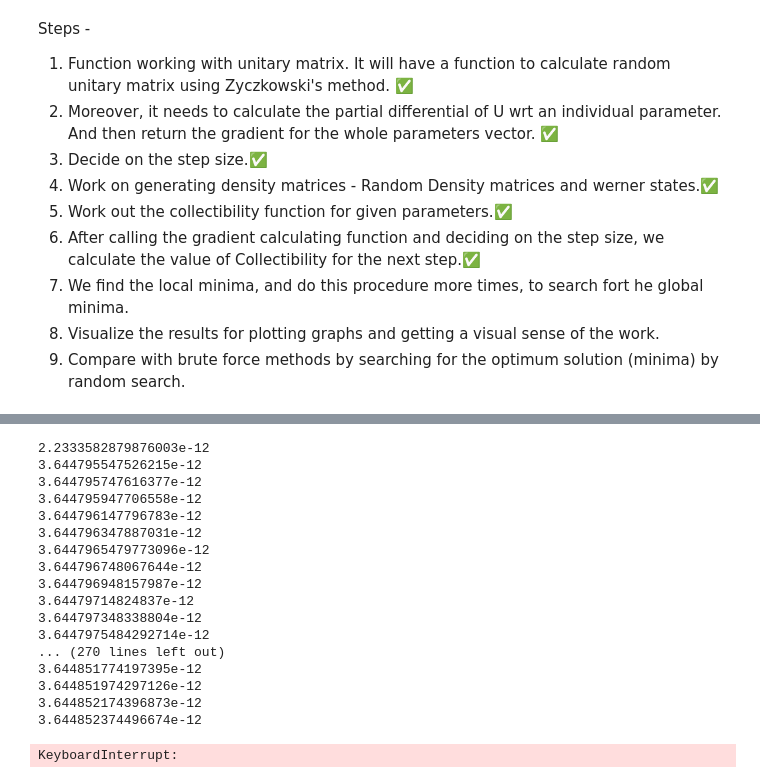
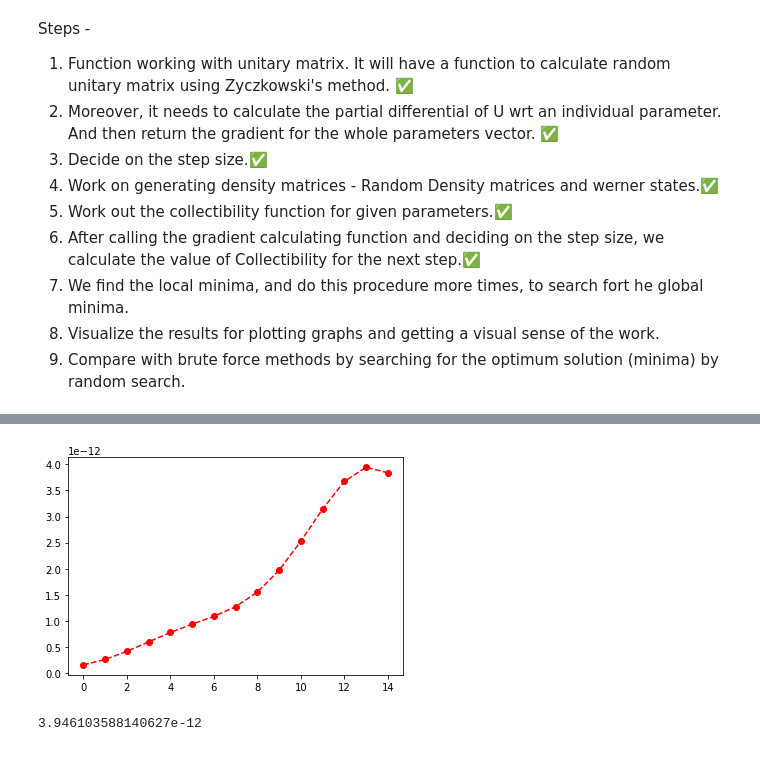
Before and after one commit to Made-of-Dark-Matter/Entanglement-Collectibility-QIT-Thesis, a Jupyter notebook: Final Thesis code.ipynb, the cells around one changed output, grey strips where cells are left out. Cells and saved outputs as stored; diff of their text form; code cells hidden in the pictures.

```diff
--- a/Final Thesis code.ipynb
+++ b/Final Thesis code.ipynb
@@ -639,9 +681,9 @@ def calculate_du_system_dp(u_system, para,para_i,sys_i):
 
     return du_system_dp
 # %%
-def calculate_dUdp(U,para,sys_i,para_i,Total_U,right_tensor_product,left_tensor_product):
+def calculate_dUdp(U,para,sys_i,para_i,Total_U,right_tensor_product,left_tensor_product,delta):
     u_system = U[sys_i]
-    du_system_dp = calculate_du_system_dp(u_system, para,para_i,sys_i)
+    du_system_dp = calculate_du_system_dp(u_system, para,para_i,sys_i,delta)
 
     if sys_i == 0:
         dUdp = tensor_product([du_system_dp,right_tensor_product[sys_i+1]])
@@ -652,22 +694,22 @@ def calculate_dUdp(U,para,sys_i,para_i,Total_U,right_tensor_product,left_tensor_
 
     return dUdp
 # %%
-def calculate_Yij_dp_diagonal(sep_state_set,rho,U,para,sys_i,para_i,xi_a,xi_b,Total_U,right_tensor_product,left_tensor_product):
+def calculate_Yij_dp_diagonal(sep_state_set,rho,U,para,sys_i,para_i,xi_a,xi_b,Total_U,right_tensor_product,left_tensor_product,delta):
     Total_U_dag = np.array(Total_U).transpose().conjugate()
     xi_a_dag = np.array(xi_a).transpose().conjugate()
 
-    dUdp = calculate_dUdp(U,para,sys_i,para_i,Total_U,right_tensor_product,left_tensor_product)
+    dUdp = calculate_dUdp(U,para,sys_i,para_i,Total_U,right_tensor_product,left_tensor_product,delta)
     dUdp_dag = np.array(dUdp).transpose().conjugate()
 
     dYij_dp = Series_matrix_multiply([xi_a_dag,dUdp_dag,np.array(rho),Total_U,np.array(xi_b)])
 
     return dYij_dp[0][0]
 
-def calculate_Yij_dp_off_diagonal(sep_state_set,rho,U,para,sys_i,para_i,xi_a,xi_b,Total_U,right_tensor_product,left_tensor_product):
+def calculate_Yij_dp_off_diagonal(sep_state_set,rho,U,para,sys_i,para_i,xi_a,xi_b,Total_U,right_tensor_product,left_tensor_product,delta):
     Total_U_dag = np.array(Total_U).transpose().conjugate()
     xi_a_dag = np.array(xi_a).transpose().conjugate()
 
-    dUdp = calculate_dUdp(U,para,sys_i,para_i,Total_U,right_tensor_product,left_tensor_product)
+    dUdp = calculate_dUdp(U,para,sys_i,para_i,Total_U,right_tensor_product,left_tensor_product,delta)
     dUdp_dag = np.array(dUdp).transpose().conjugate()
 
     term_a = Series_matrix_multiply([xi_a_dag,dUdp_dag,np.array(rho),Total_U,np.array(xi_b)])
@@ -677,11 +719,11 @@ def calculate_Yij_dp_off_diagonal(sep_state_set,rho,U,para,sys_i,para_i,xi_a,xi_
 
     return dYij_dp[0][0]
 
-def calculate_dYij_dp(sep_state_set,rho,U,para,sys_i,para_i,xi_a,xi_b,Total_U,right_tensor_product,left_tensor_product):
+def calculate_dYij_dp(sep_state_set,rho,U,para,sys_i,para_i,xi_a,xi_b,Total_U,right_tensor_product,left_tensor_product,delta):
     Total_U_dag = np.array(Total_U).transpose().conjugate()
     xi_a_dag = np.array(xi_a).transpose().conjugate()
 
-    dUdp = calculate_dUdp(U,para,sys_i,para_i,Total_U,right_tensor_product,left_tensor_product)
+    dUdp = calculate_dUdp(U,para,sys_i,para_i,Total_U,right_tensor_product,left_tensor_product,delta)
 
     b = (-Series_matrix_multiply([dUdp,Total_U_dag,np.array(rho),Total_U])+np.matmul(np.array(rho),dUdp))
     a = [Total_U_dag,b]
@@ -690,13 +732,13 @@ def calculate_dYij_dp(sep_state_set,rho,U,para,sys_i,para_i,xi_a,xi_b,Total_U,ri
     dYij_dp = Series_matrix_multiply([xi_a_dag,Ut,np.array(xi_b)])
     return dYij_dp[0][0]
 # %%
-def calculate_dY_dp(sep_state_set,rho,U,para,Y,sys_i,para_i,Total_U,right_tensor_product,left_tensor_product):
+def calculate_dY_dp(sep_state_set,rho,U,para,Y,sys_i,para_i,Total_U,right_tensor_product,left_tensor_product,delta):
     partial_diff_sum = 0
     for y in Y[1]:
         xi_a = sep_state_set[y[1]]
         xi_b = sep_state_set[y[2]]
 
-        dYij_dp = calculate_dYij_dp(sep_state_set,rho,U,para,sys_i,para_i,xi_a,xi_b,Total_U,right_tensor_product,left_tensor_product)
+        dYij_dp = calculate_dYij_dp(sep_state_set,rho,U,para,sys_i,para_i,xi_a,xi_b,Total_U,right_tensor_product,left_tensor_product,delta)
         partial_diff_sum+=((dYij_dp)/(y[0]))
 
     # N calculator
@@ -708,7 +750,7 @@ def calculate_dY_dp(sep_state_set,rho,U,para,Y,sys_i,para_i,Total_U,right_tensor
     dYdp = partial_diff_sum*(Y**(1/N))/N
     return dYdp
 
-def calculate_dY_dp_modified(sep_state_set,rho,U,para,Y,sys_i,para_i,Total_U,right_tensor_product,left_tensor_product):
+def calculate_dY_dp_modified(sep_state_set,rho,U,para,Y,sys_i,para_i,Total_U,right_tensor_product,left_tensor_product,delta):
     # Make Y[1] easier to access by making it into a matrix rather than a list.
     y = Y[4]
 
@@ -722,7 +764,7 @@ def calculate_dY_dp_modified(sep_state_set,rho,U,para,Y,sys_i,para_i,Total_U,rig
 
             if i==j:
                 y_original = y[i][j]
-                dYij_dp = calculate_Yij_dp_diagonal(sep_state_set,rho,U,para,sys_i,para_i,xi_a,xi_b,Total_U,right_tensor_product,left_tensor_product)
+                dYij_dp = calculate_Yij_dp_diagonal(sep_state_set,rho,U,para,sys_i,para_i,xi_a,xi_b,Total_U,right_tensor_product,left_tensor_product,delta)
                 dYij_dp = 2*dYij_dp.real
                 partial_diff_sum+=((dYij_dp)/abs(y_original))
             elif i<j:
@@ -730,7 +772,7 @@ def calculate_dY_dp_modified(sep_state_set,rho,U,para,Y,sys_i,para_i,Total_U,rig
                 Yji = y[j][i]
                 y_original = Yij*Yji
 
-                dYij_dp = calculate_Yij_dp_off_diagonal(sep_state_set,rho,U,para,sys_i,para_i,xi_a,xi_b,Total_U,right_tensor_product,left_tensor_product)
+                dYij_dp = calculate_Yij_dp_off_diagonal(sep_state_set,rho,U,para,sys_i,para_i,xi_a,xi_b,Total_U,right_tensor_product,left_tensor_product,delta)
                 dYij_dp = dYij_dp*Yji
                 dYij_dp = 2*dYij_dp.real
 
@@ -741,12 +783,11 @@ def calculate_dY_dp_modified(sep_state_set,rho,U,para,Y,sys_i,para_i,Total_U,rig
     dYdp = abs(Y[0])*partial_diff_sum
     return dYdp.real
 # %%
-def Gradient(sep_state_set,rho,U,parameters):
+def Gradient(sep_state_set,rho,U,parameters,delta):
     '''
     U is a list of local unitaries = [U_1,U_2,....,U_k]
     '''
     Local_unitary_list = [U[n][0] for n in range(len(U))]
-
     Total_U = tensor_product(Local_unitary_list)
     right_tensor_product = tensor_product_right(Local_unitary_list)
     left_tensor_product = tensor_product_left(Local_unitary_list)
@@ -762,7 +803,7 @@ def Gradient(sep_state_set,rho,U,parameters):
 #             r = parameters[sys_i][para_i][1]
 #             s = parameters[sys_i][para_i][2]
             para = parameters[sys_i]
-            dYdp = calculate_dY_dp_modified(sep_state_set,rho,U,para,Y,sys_i,para_i,Total_U,right_tensor_product,left_tensor_product)
+            dYdp = calculate_dY_dp_modified(sep_state_set,rho,U,para,Y,sys_i,para_i,Total_U,right_tensor_product,left_tensor_product,delta)
             gradient[sys_i].append(dYdp)
 
     return gradient
@@ -786,4 +827,4 @@ for n in system:
     uni = CUE_generator(size, p, delta)
     unitaries.append(uni)
 
-Gradient(sep_state_set,rho,unitaries,parameters)
+# Gradient(sep_state_set,rho,unitaries,parameters,delta)
@@ -891,58 +909,42 @@ def Gradient_Descent(system,rho,delta):
 
     Y_correction_max = max(Y_correction)
 
-    while Y_correction_max==Y_correction[-1]:
-        print(Y_correction_max)
-        gradient = Gradient(sep_state_set,rho,unitaries,parameters)
+    while Y_correction_max == Y_correction[-1]:
+#         print(Y_correction_max)
+        gradient = Gradient(sep_state_set,rho,unitaries,parameters,delta)
         nrm = np.linalg.norm(np.array(gradient))
         gradient = gradient/nrm
 
         stepsize = dynamic_stepsize()
-        new_parameters = adjusted_parameters(parameters, gradient, stepsize,delta)
+        new_parameters = adjusted_sigm_parameters(parameters, gradient, stepsize,delta)
 
         U_new = parameter_based_unitary(new_parameters,delta)
         Y_new = Y_calculator_wrapper(sep_state_set, rho, U_new)
         Y_new = abs(Y_new[0]).real
 
         Y_correction.append(Y_new)
 
         Y_correction_max = max(Y_correction_max,Y_new)
 
         parameters = new_parameters
 
     return Y_correction
 
 system = [3,3]
 # rho = rand_dm(Hilbert_space_size)
-Delta = 1
-GD = Gradient_Descent(system,rho,Delta)
+delta = 1
+GD = Gradient_Descent(system,rho,delta)
 
 xpoints = np.array(list(range(len(GD))))
 ypoints = np.array(GD)
 
 plt.plot(xpoints, ypoints, '--ro')
 plt.show()
 
 print(GD[-2])
 # %% [output]
+[figure, added]
-2.2333582879876003e-12
-3.644795547526215e-12
-3.644795747616377e-12
-3.644795947706558e-12
-3.644796147796783e-12
-3.644796347887031e-12
-3.6447965479773096e-12
-3.644796748067644e-12
-3.644796948157987e-12
-3.64479714824837e-12
-3.644797348338804e-12
-3.6447975484292714e-12
-... (270 lines left out)
-3.644851774197395e-12
-3.644851974297126e-12
-3.644852174396873e-12
-3.644852374496674e-12
+3.946103588140627e-12
-KeyboardInterrupt:
 # %%
 rho = rand_dm(Hilbert_space_size)
 rho
```
Also changed, not shown: parts of 24 cells of this notebook.
